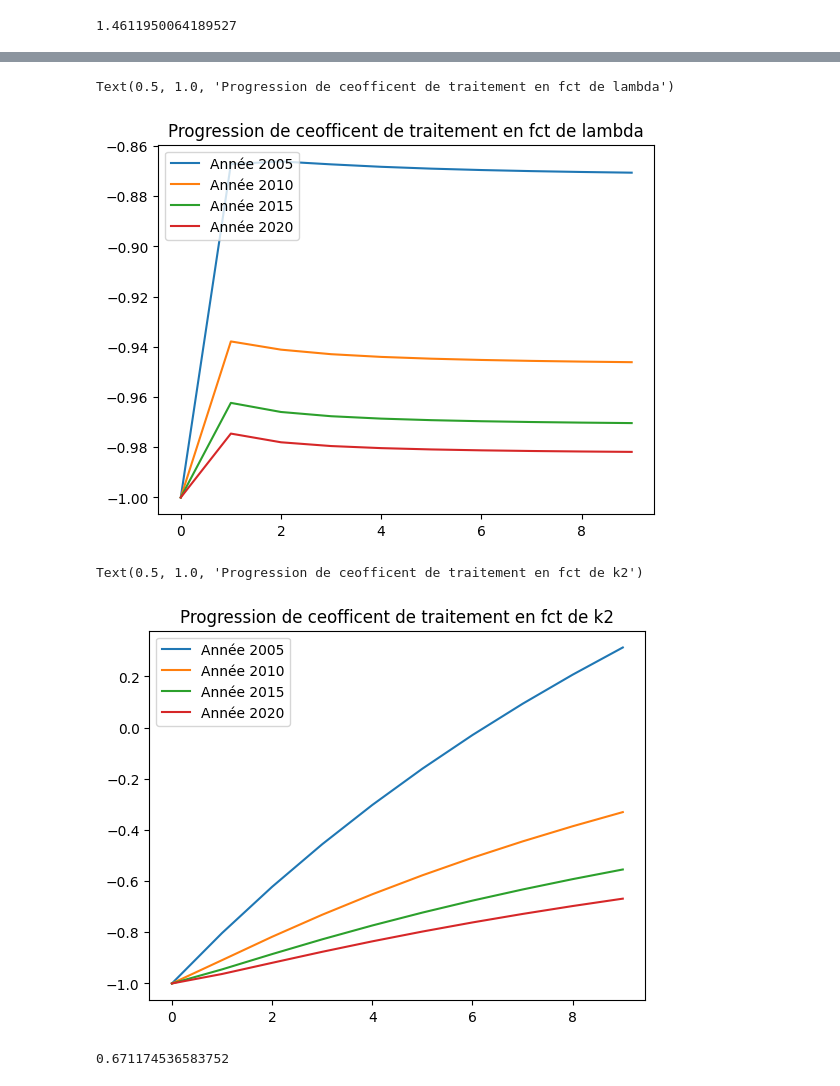
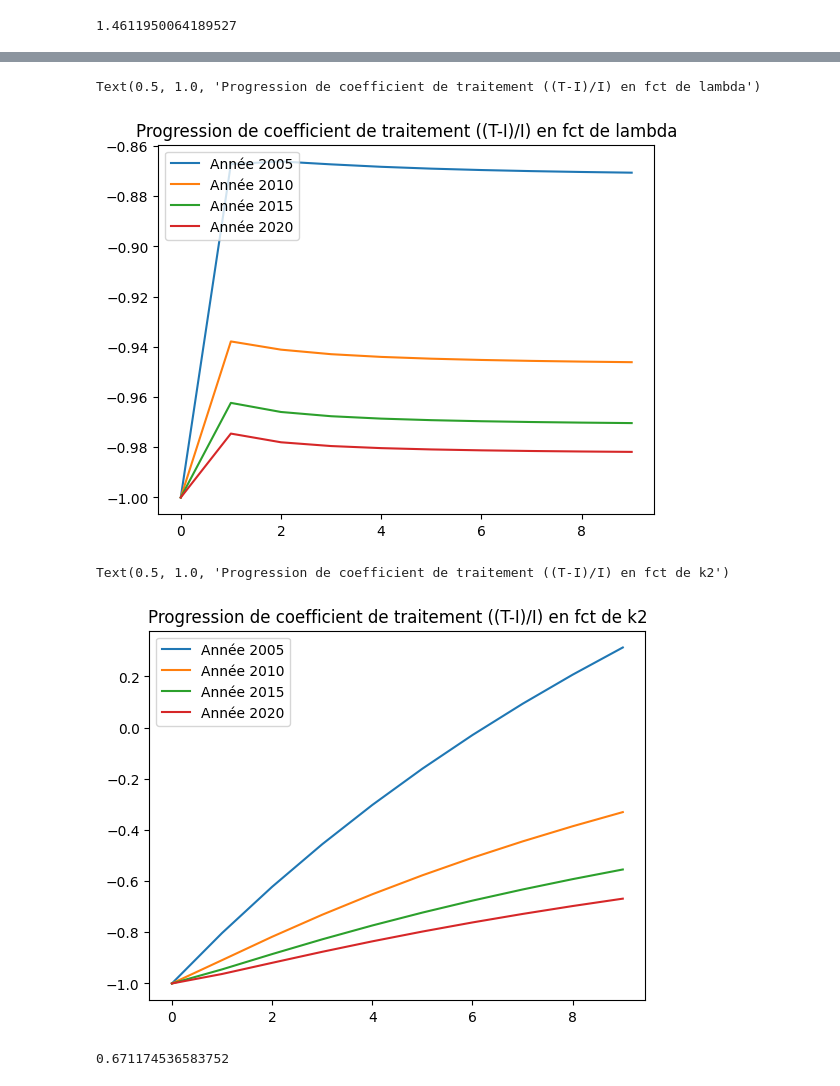
Before and after one commit to MoezGouiaa/Modelling-HIV-Aids-and-fitting-with-data-in-South-africa, a Jupyter notebook: projet.ipynb, the cells around one changed output, grey strips where cells are left out. Drawn from its saved outputs; the diff is of its cells as text; code cells hidden in the pictures.

```diff
--- a/projet.ipynb
+++ b/projet.ipynb
@@ -455,23 +455,23 @@ plt.show()
 # %%
 treated=[]
 non_treated=[]
 L=np.zeros((10,4))
 legends=[]
 #for i in range(5,24,5):
     #legends.append(f"year{i}")
 lamda_range=np.arange(0,10,1)
 for i in lamda_range:
     solution = odeint(hiv_model, initial_conditions, t, args=(beta, alpha1, alpha2, mu, k1, k2, d, i, delta1, delta2, sigma))
     for j in range(5,24,5):
         L[i,int(j/5)-1]=((solution.T[3][j]-solution.T[1][j])/solution.T[1][j])
 for i in range(4):
     h=[5,10,15,20]
     plt.plot(lamda_range, L[:, i], label=f'Année {h[i]+2000}')
 plt.legend()
-plt.title('Progression de ceofficent de traitement en fct de lambda')
+plt.title('Progression de coefficient de traitement ((T-I)/I) en fct de lambda')
 # %% [output]
-Text(0.5, 1.0, 'Progression de ceofficent de traitement en fct de lambda')
+Text(0.5, 1.0, 'Progression de coefficient de traitement ((T-I)/I) en fct de lambda')
-[figure, old version]
+[figure, new version]
 # %%
 L=np.zeros((10,4))
 legends=[]
@@ -486,10 +486,10 @@ for i in range(4):
     h=[5,10,15,20]
     plt.plot(lamda_range, L[:, i], label=f'Année {h[i]+2000}')
 plt.legend()
-plt.title('Progression de coefficient de traitement en fct de k2')
+plt.title('Progression de coefficient de traitement ((T-I)/I) en fct de k2')
 # %% [output]
-Text(0.5, 1.0, 'Progression de ceofficent de traitement en fct de k2')
+Text(0.5, 1.0, 'Progression de coefficient de traitement ((T-I)/I) en fct de k2')
-[figure, old version]
+[figure, new version]
 # %%
 k2
 # %% [output]
```
Also changed, not shown: parts of 2 cells of this notebook.
